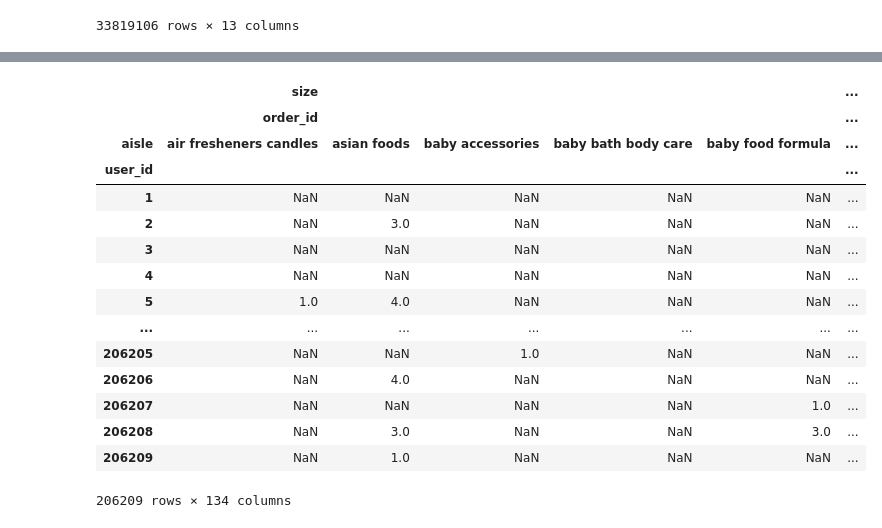
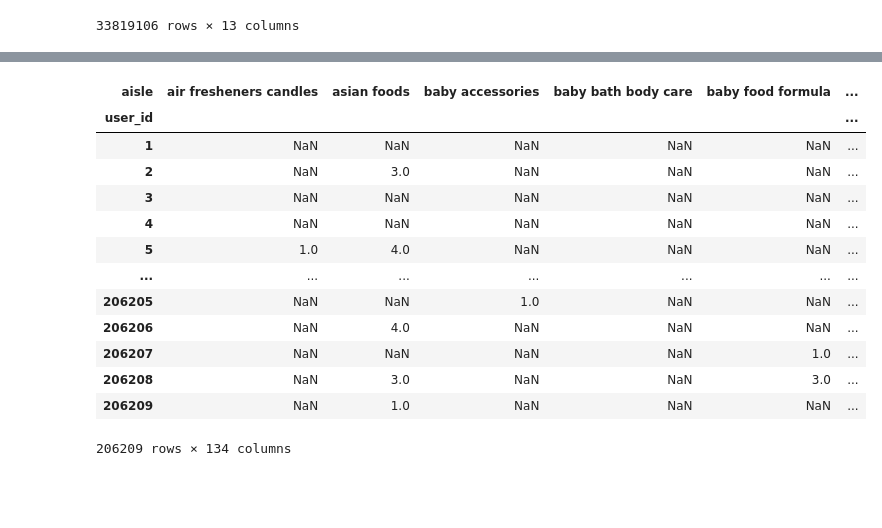
Before and after one commit to 530427793/jiangren, a Jupyter notebook: week3.ipynb, the cells around one changed output, grey strips where cells are left out. Cells and saved outputs as stored; diff of their text form; code cells hidden in the pictures; blank space fills up the shorter version.

```diff
--- a/week3.ipynb
+++ b/week3.ipynb
@@ -123,5 +105,8 @@ join_table3
 | 33819104 | 3340423 | 46404 | 3 | 103807 | 12 | 6 | 14 | ... |
 | 33819105 | 2037164 | 46404 | 3 | 69066 | 6 | 5 | 18 | ... |
 33819106 rows × 13 columns
+# %%
+join_table_to_csv = pd.read_csv('join_table_to_csv.csv')
 # %%
-new_data=join_table3[['user_id','aisle','order_id']]
+new_data=join_table_to_csv[['user_id','aisle','order_id']]
+new_data
@@ -128,9 +127,7 @@ new_data=join_table3[['user_id','aisle','order_id']]
 # %%
-pivot = pd.pivot_table(new_data,index=[u'user_id'],columns=[u'aisle'],values=[u'order_id'],aggfunc=[np.size])
+pivot = pd.pivot_table(new_data,index='user_id',columns='aisle',values='order_id',aggfunc=np.size)
 pivot
 # %% [output]
-|  | size |  |  |  |  | ... |
-|  | order_id |  |  |  |  | ... |
 | aisle | air fresheners candles | asian foods | baby accessories | baby bath body care | baby food formula | ... |
 | user_id |  |  |  |  |  | ... |
 | 1 | NaN | NaN | NaN | NaN | NaN | ... |
```
Also changed, not shown: parts of 41 cells of this notebook.
